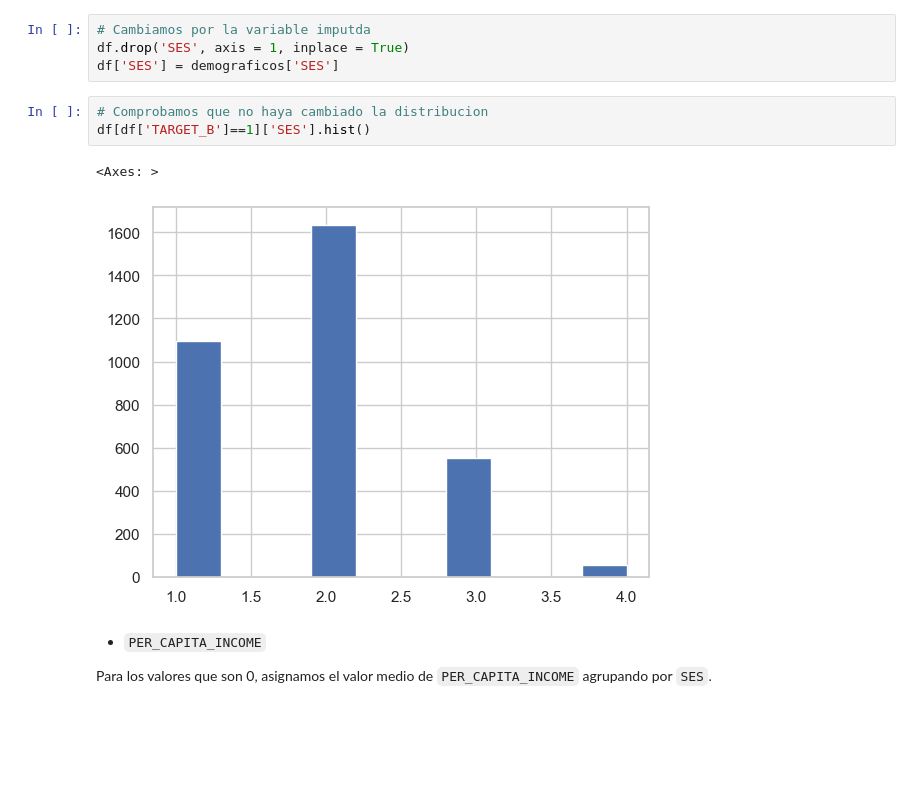
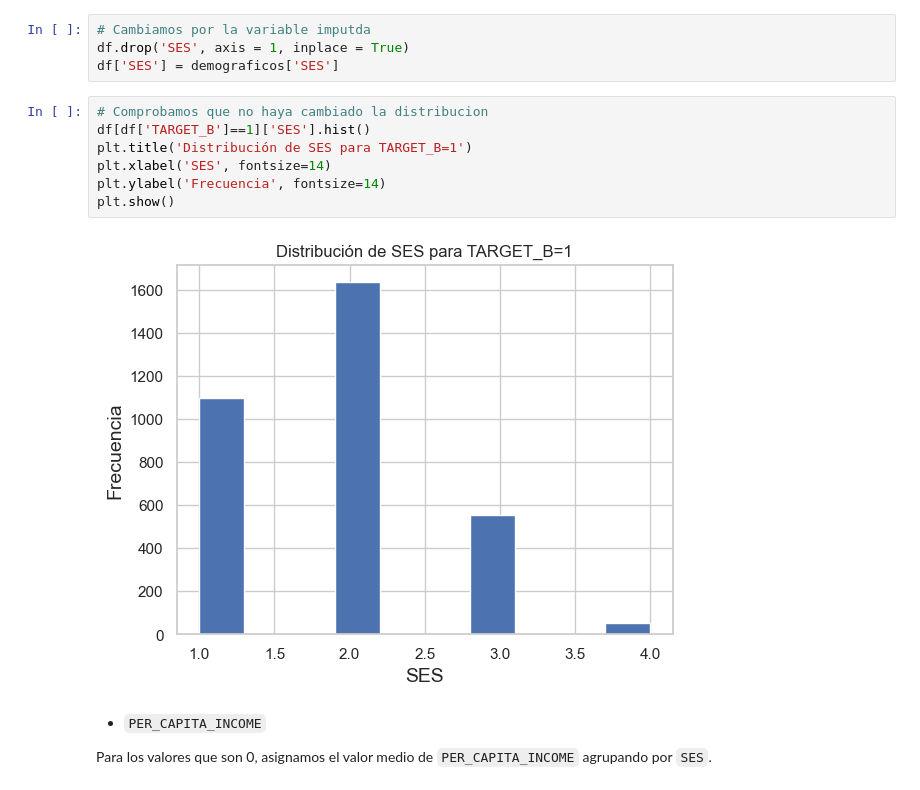
Before and after one commit to sofiamacein/MDAT, a Jupyter notebook: Donativos_EDA.ipynb, the cells around one changed output. Cells and saved outputs as stored; diff of their text form; blank space fills up the shorter version.

```diff
--- a/Donativos_EDA.ipynb
+++ b/Donativos_EDA.ipynb
@@ -418,9 +418,12 @@ df['SES'] = demograficos['SES']
 # %%
 # Comprobamos que no haya cambiado la distribucion
 df[df['TARGET_B']==1]['SES'].hist()
+plt.title('Distribución de SES para TARGET_B=1')
+plt.xlabel('SES', fontsize=14)
+plt.ylabel('Frecuencia', fontsize=14)
+plt.show()
 # %% [output]
-<Axes: >
-[figure, old version]
+[figure, new version]
 # %% [markdown]
 * `PER_CAPITA_INCOME`
 
```
Also changed, not shown: parts of 28 cells of this notebook.
